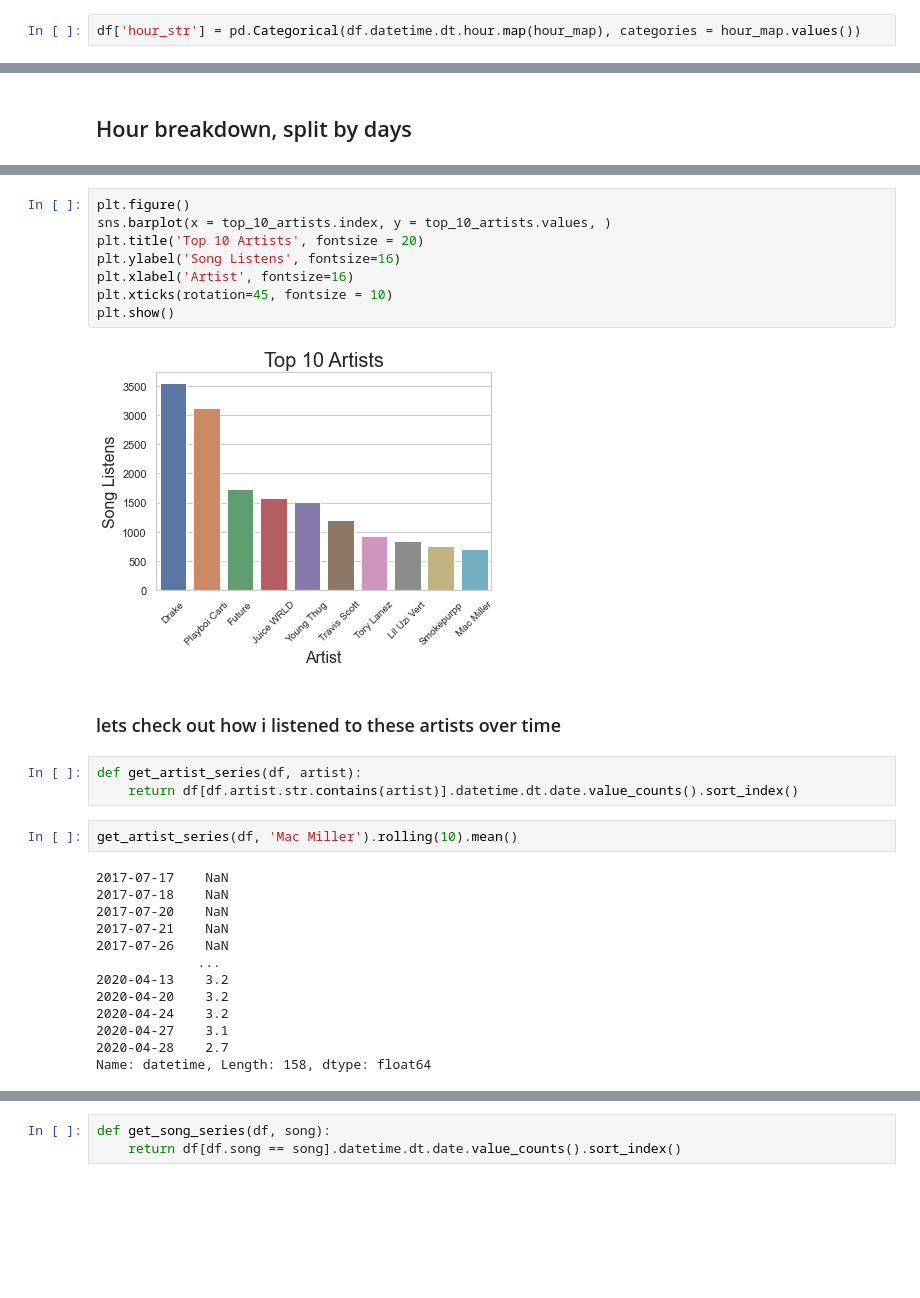
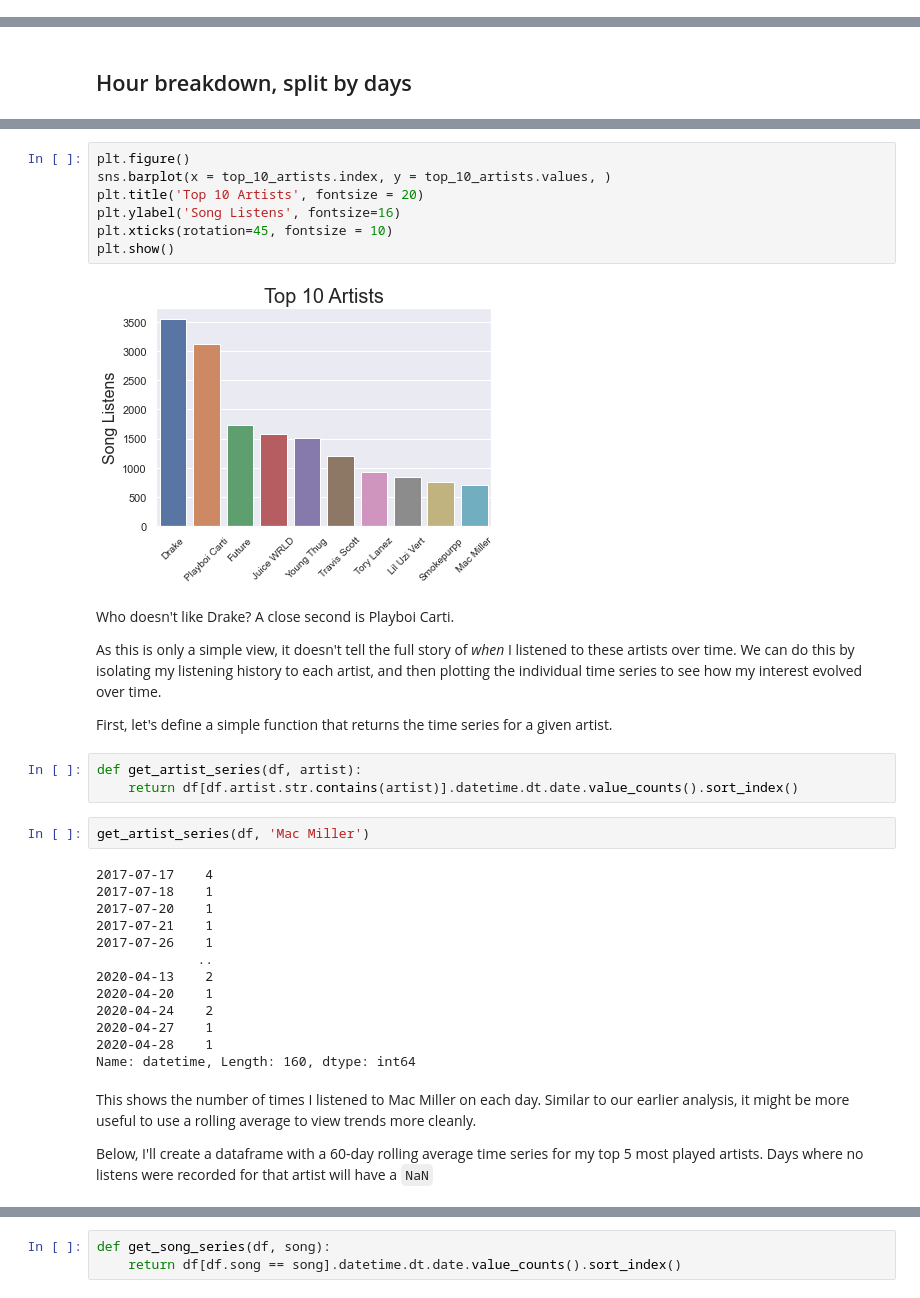
Before and after one commit to LeChase/spotify_hist, a Jupyter notebook: to_publish.ipynb, the cells around one changed output, grey strips where cells are left out. Drawn from its saved outputs; the diff is of its cells as text; blank space fills up the shorter version.

```diff
--- a/to_publish.ipynb
+++ b/to_publish.ipynb
@@ -285,2 +314,0 @@ array([ 0,  1,  2,  3,  4,  5,  6,  7,  8,  9, 10, 11, 12, 13, 14, 15, 16,
-# %%
-df['hour_str'] = pd.Categorical(df.datetime.dt.hour.map(hour_map), categories = hour_map.values())
@@ -374,31 +404,38 @@ Name: artist, dtype: int64
 # %%
 plt.figure()
 sns.barplot(x = top_10_artists.index, y = top_10_artists.values, )
 plt.title('Top 10 Artists', fontsize = 20)
 plt.ylabel('Song Listens', fontsize=16)
-plt.xlabel('Artist', fontsize=16)
 plt.xticks(rotation=45, fontsize = 10)
 plt.show()
 # %% [output]
-[figure, old version]
+[figure, new version]
-# %% [markdown]
-### lets check out how i listened to these artists over time
+# %% [markdown]
+Who doesn't like Drake?  A close second is Playboi Carti.
+
+As this is only a simple view, it doesn't tell the full story of _when_ I listened to these artists over time.  We can do this by isolating my listening history to each artist, and then plotting the individual time series to see how my interest evolved over time.
+
+First, let's define a simple function that returns the time series for a given artist.
 # %%
 def get_artist_series(df, artist):
     return df[df.artist.str.contains(artist)].datetime.dt.date.value_counts().sort_index()
 # %%
-get_artist_series(df, 'Mac Miller').rolling(10).mean()
+get_artist_series(df, 'Mac Miller')
 # %% [output]
-2017-07-17    NaN
-2017-07-18    NaN
-2017-07-20    NaN
-2017-07-21    NaN
-2017-07-26    NaN
-             ...
-2020-04-13    3.2
-2020-04-20    3.2
-2020-04-24    3.2
-2020-04-27    3.1
-2020-04-28    2.7
-Name: datetime, Length: 158, dtype: float64
+2017-07-17    4
+2017-07-18    1
+2017-07-20    1
+2017-07-21    1
+2017-07-26    1
+             ..
+2020-04-13    2
+2020-04-20    1
+2020-04-24    2
+2020-04-27    1
+2020-04-28    1
+Name: datetime, Length: 160, dtype: int64
+# %% [markdown]
+This shows the number of times I listened to Mac Miller on each day.  Similar to our earlier analysis, it might be more useful to use a rolling average to view trends more cleanly.
+
+Below, I'll create a dataframe with a 60-day rolling average time series for my top 5 most played artists.  Days where no listens were recorded for that artist will have a `NaN`
 # %%
```
Also changed, not shown: parts of 53 cells of this notebook.
